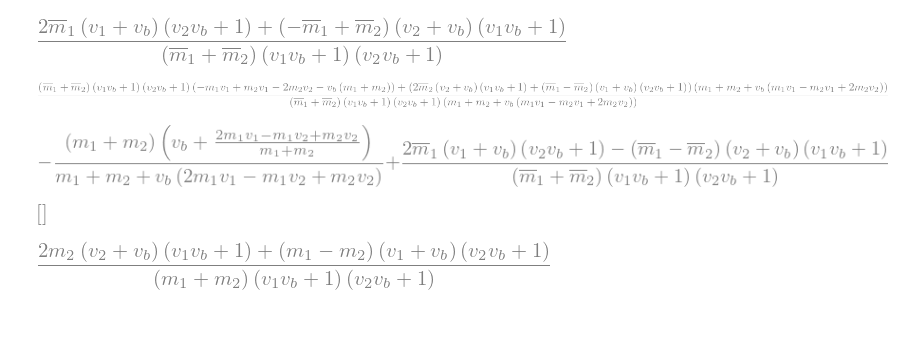
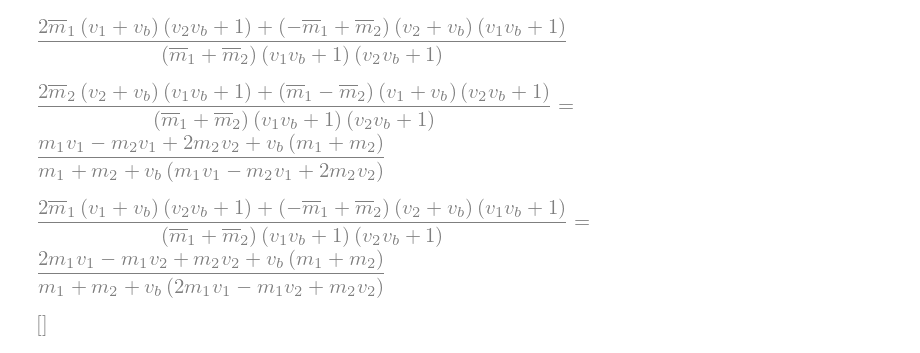
Before and after one commit to indutny/gr, a Jupyter notebook: notebooks/four-momentum.ipynb, the cells around one changed output. Cells and saved outputs as stored; diff of their text form; code cells hidden in the pictures; blank space fills up the shorter version.

```diff
--- a/notebooks/four-momentum.ipynb
+++ b/notebooks/four-momentum.ipynb
@@ -38,15 +38,15 @@ bv2p
 # %% [output]
 [figure]
 # %%
-eq3 = (bv1p - (v1ps + vb) / (1 + vb * v1ps)).simplify()
+eq3 = Eq(bv1p, ((v1ps + vb) / (1 + vb * v1ps)).simplify())
 eq3
 # %% [output]
-[figure, old version]
+[figure, new version]
 # %%
-eq4 = bv2p.simplify() - (v2ps + vb) / (1 + vb * v2ps).simplify()
+eq4 = Eq(bv2p, ((v2ps + vb) / (1 + vb * v2ps)).simplify())
 eq4
 # %% [output]
-[figure, old version]
+[figure, new version]
 # %%
 solve([ eq3, eq4 ], [ om1, om2 ])
 # %% [output]
@@ -57,4 +53,0 @@ gamma1
-# %%
-bv1p.subs({ om1: m1 * gamma, om2: m2 * gamma }).simplify()
-# %% [output]
-[figure, removed]
```
Also changed, not shown: parts of 1 cell of this notebook.
